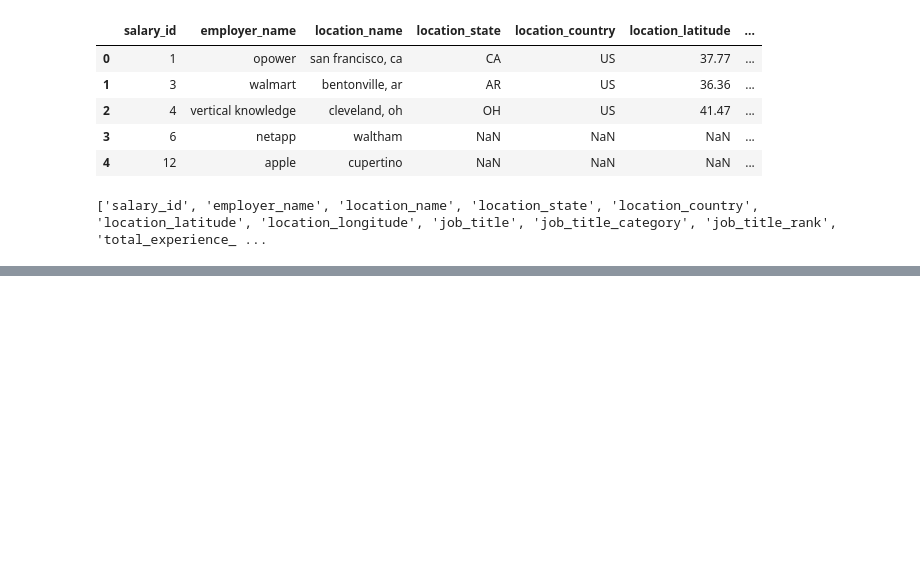
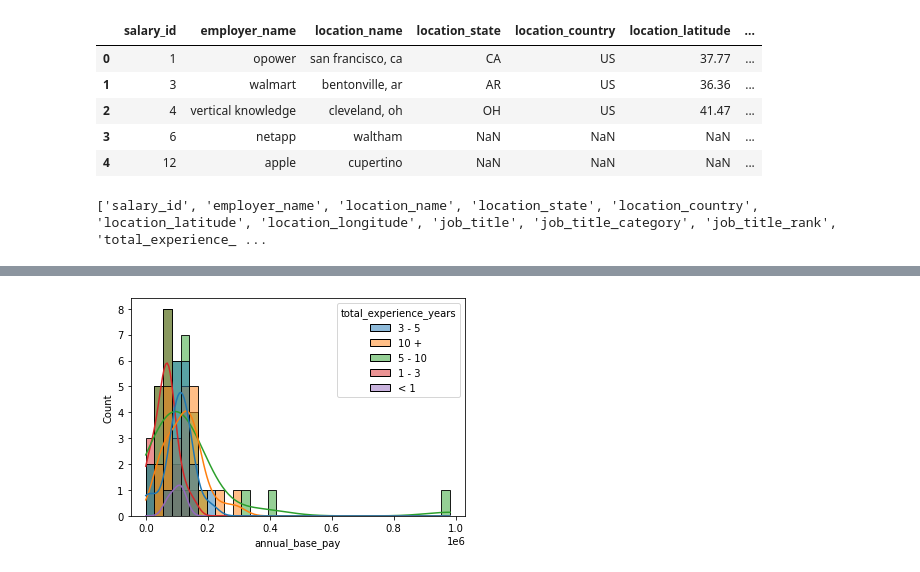
Before and after one commit to KevinSaigon/ECON323-Project, a Jupyter notebook: project.ipynb, the cells around one changed output, grey strips where cells are left out. Cells and saved outputs as stored; diff of their text form; code cells hidden in the pictures; blank space fills up the shorter version.

```diff
--- a/project.ipynb
+++ b/project.ipynb
@@ -21,0 +201,22 @@ print(list(df.columns))
+# %%
+viz_data = train_df.copy()
+yoe = viz_data["total_experience_years"].value_counts(dropna=False)
+print("Before transformation")
+print(yoe[:5])
+
+def yoe_transformation(x):
+    if x < 1:
+        return "< 1"
+    elif 1 <= x < 3:
+        return "1 - 3"
+    elif 3 <= x < 5:
+        return "3 - 5"
+    elif 5 <= x <= 10:
+        return "5 - 10"
+    else:
+        return "10 +"
+
+viz_data["total_experience_years"] = viz_data["total_experience_years"].transform(yoe_transformation)
+yoe = viz_data["total_experience_years"].value_counts(dropna=False)
+print("\nAfter transformation")
+print(yoe)
@@ -21,0 +236,6 @@ print(list(df.columns))
+# %%
+fig, ax = plt.subplots()
+sns.histplot(x='annual_base_pay', data=viz_data.head(100), ax=ax, kde=True, hue='total_experience_years')
+plt.show()
+# %% [output]
+[figure, added]
```
Also changed, not shown: parts of 45 cells of this notebook.
